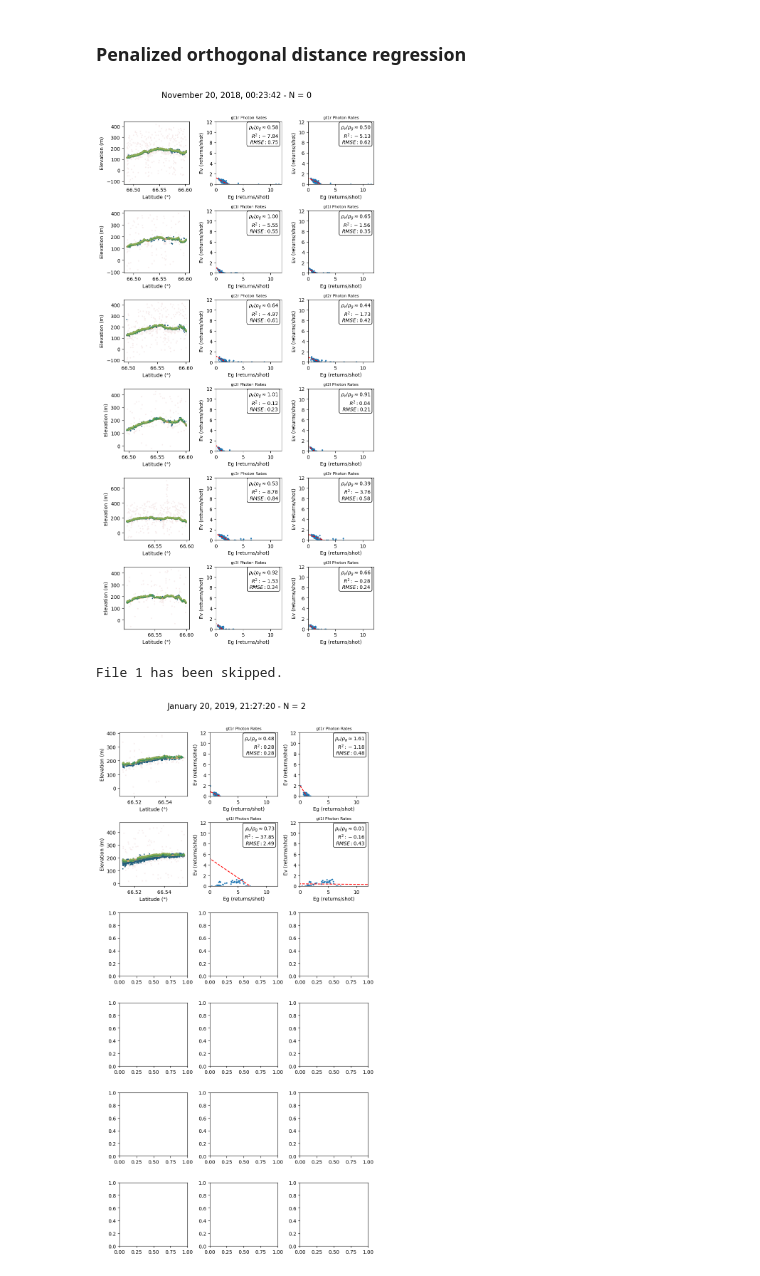
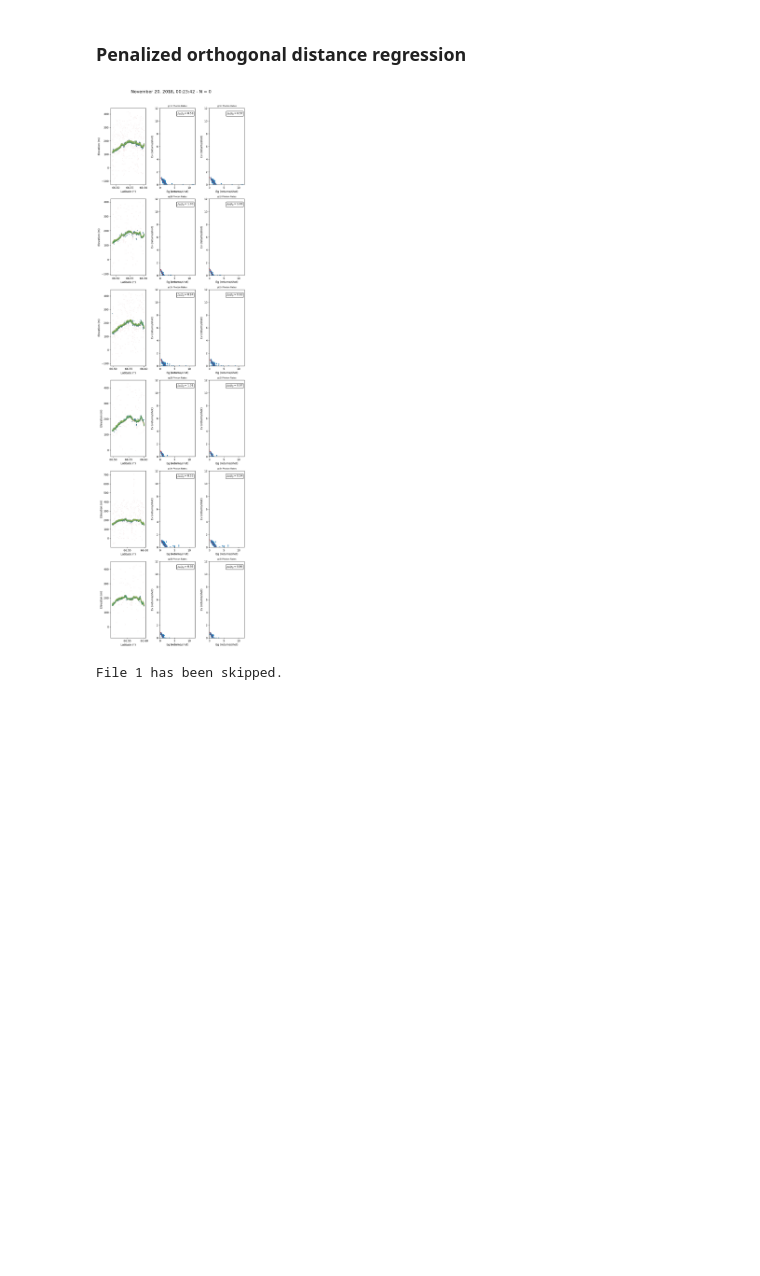
Before and after one commit to thomaslaraia/Snowstradamus, a Jupyter notebook: pvpg_outliers.ipynb, the cells around one changed output. Cells and saved outputs as stored; diff of their text form; code cells hidden in the pictures; blank space fills up the shorter version.

```diff
--- a/pvpg_outliers.ipynb
+++ b/pvpg_outliers.ipynb
@@ -55,14 +44,16 @@ All the outliers occur on or partially on patches of darker marshland. The light
 # %%
 # %matplotlib ipympl
 %matplotlib inline
 
 dirpath = '../data/rovaniemi_w/'
 all_ATL03, all_ATL08 = track_pairs(dirpath)
 N = len(all_ATL03)
 
-for j in range(0,21):
-    pvpg_penalized_flagged(all_ATL03[j],all_ATL08[j], f_scale=.1, file_index=j)
+for j in range(0,2):
+    pvpg_penalized_flagged(all_ATL03[j],all_ATL08[j],
+                           f_scale=[.1,.2],
+                           loss = ['arctan','arctan'],
+                           file_index=j)
 # %% [output]
-[figure, old version]
+[figure, new version]
 File 1 has been skipped.
-[figure, removed]
```
Also changed, not shown: parts of 6 cells of this notebook, 15 other files.
